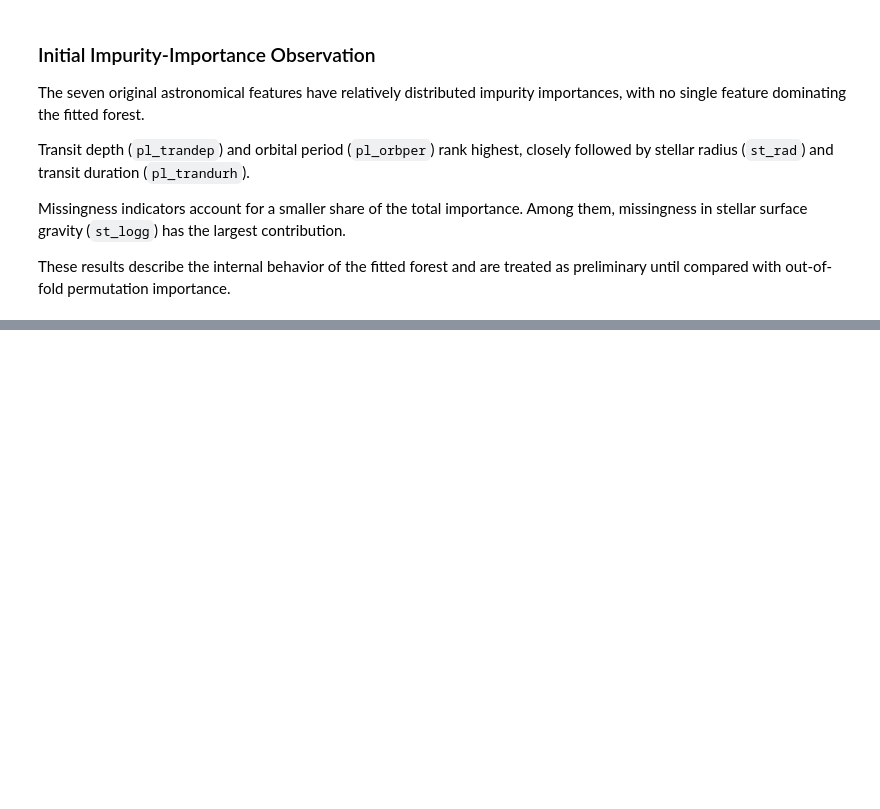
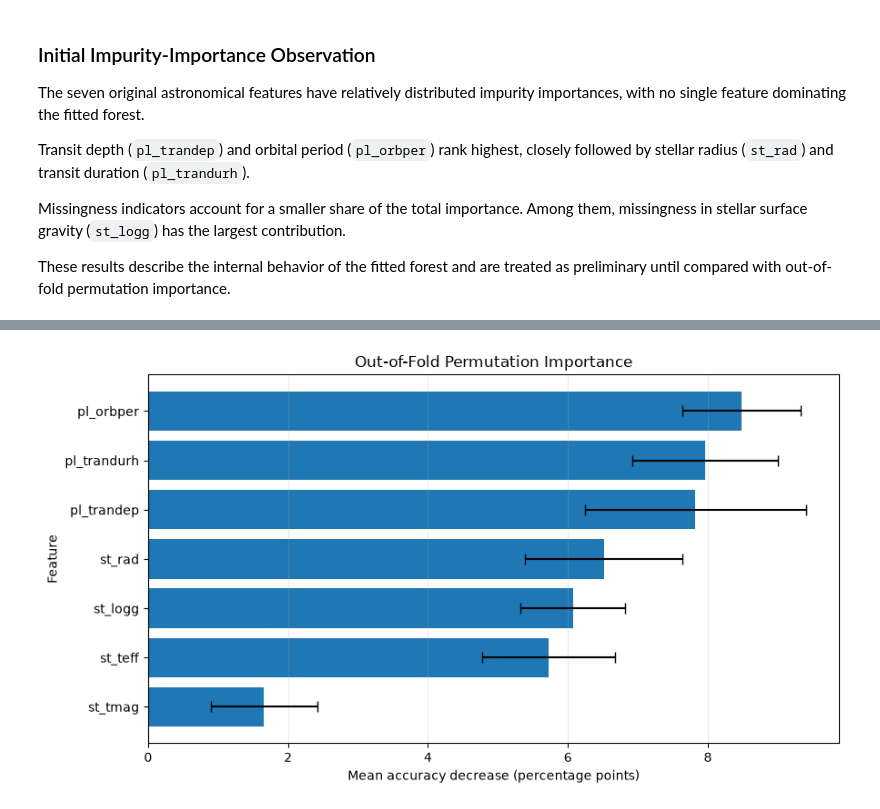
Before and after one commit to stoppo22/exoscout, a Jupyter notebook: notebooks/04_feature_and_error_analysis.ipynb, the cells around one changed output, grey strips where cells are left out. Saved outputs shown, nothing was run; the diff lists cells and outputs as text; code cells hidden in the pictures; blank space fills up the shorter version.

Commit message:
Add feature importance and out-of-fold error analysis

```diff
--- a/notebooks/04_feature_and_error_analysis.ipynb
+++ b/notebooks/04_feature_and_error_analysis.ipynb
@@ -434,0 +497,7 @@ Matplotlib is building the font cache; this may take a moment.
+# %%
+fold_permutation_df = pd.concat(
+    fold_permutation_results,
+    ignore_index=True
+)
+
+fold_permutation_df.shape
@@ -434,0 +565,38 @@ Matplotlib is building the font cache; this may take a moment.
+# %%
+permutation_plot_df = (
+    permutation_importance_df
+    .assign(
+        mean_decrease_pp=lambda df: (
+            df["mean_accuracy_decrease"] * 100
+        ),
+        fold_std_pp=lambda df: (
+            df["std_across_folds"] * 100
+        )
+    )
+    .sort_values("mean_decrease_pp")
+)
+
+fig, ax = plt.subplots(figsize=(9, 5))
+
+ax.barh(
+    permutation_plot_df["feature"],
+    permutation_plot_df["mean_decrease_pp"],
+    xerr=permutation_plot_df["fold_std_pp"],
+    capsize=4
+)
+
+ax.axvline(
+    0,
+    color="black",
+    linewidth=0.8
+)
+
+ax.set_title("Out-of-Fold Permutation Importance")
+ax.set_xlabel("Mean accuracy decrease (percentage points)")
+ax.set_ylabel("Feature")
+ax.grid(axis="x", alpha=0.25)
+
+fig.tight_layout()
+plt.show()
+# %% [output]
+[figure, added]
```
Also changed, not shown: parts of 46 cells of this notebook.
